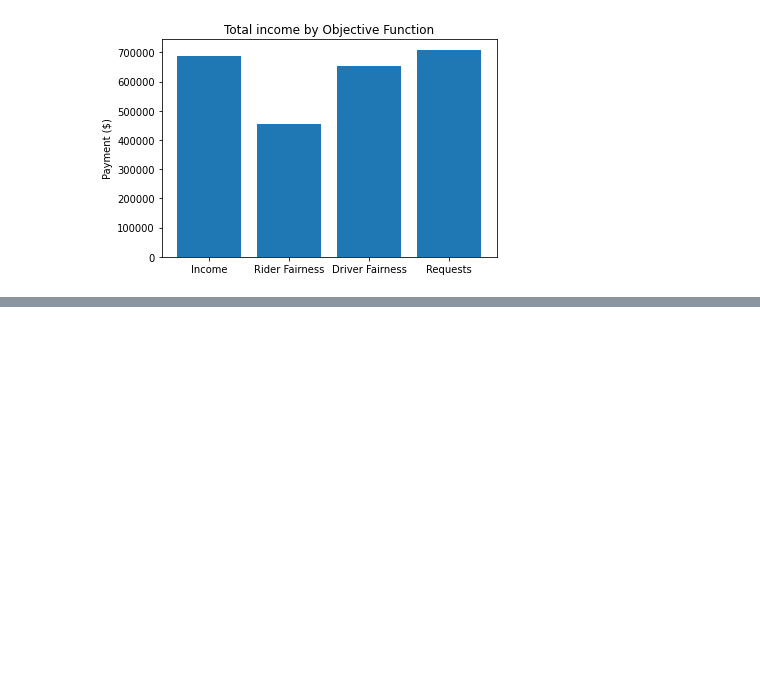
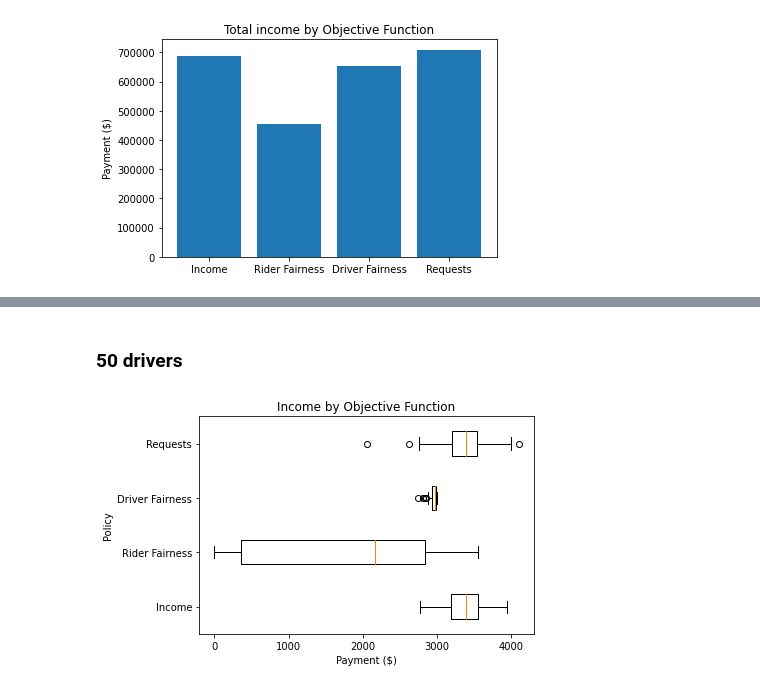
Before and after one commit to Veranep/fact-ai-group-25, a Jupyter notebook: generate_plots.ipynb, the cells around one changed output, grey strips where cells are left out. Drawn from its saved outputs; the diff is of its cells as text; code cells hidden in the pictures; blank space fills up the shorter version.

```diff
--- a/generate_plots.ipynb
+++ b/generate_plots.ipynb
@@ -173,0 +220,6 @@ get_total_income_bar_plot([income_200, rider_200, driver_200, requests_200], ["I
+# %% [markdown]
+### 50 drivers
+# %%
+get_income_dist_plot([income_repl_50, rider_repl_50, driver_repl_50, requests_repl_50], ["Income", "Rider Fairness", "Driver Fairness", "Requests"], 50)
+# %% [output]
+[figure, added]
```
Also changed, not shown: parts of 32 cells of this notebook.
